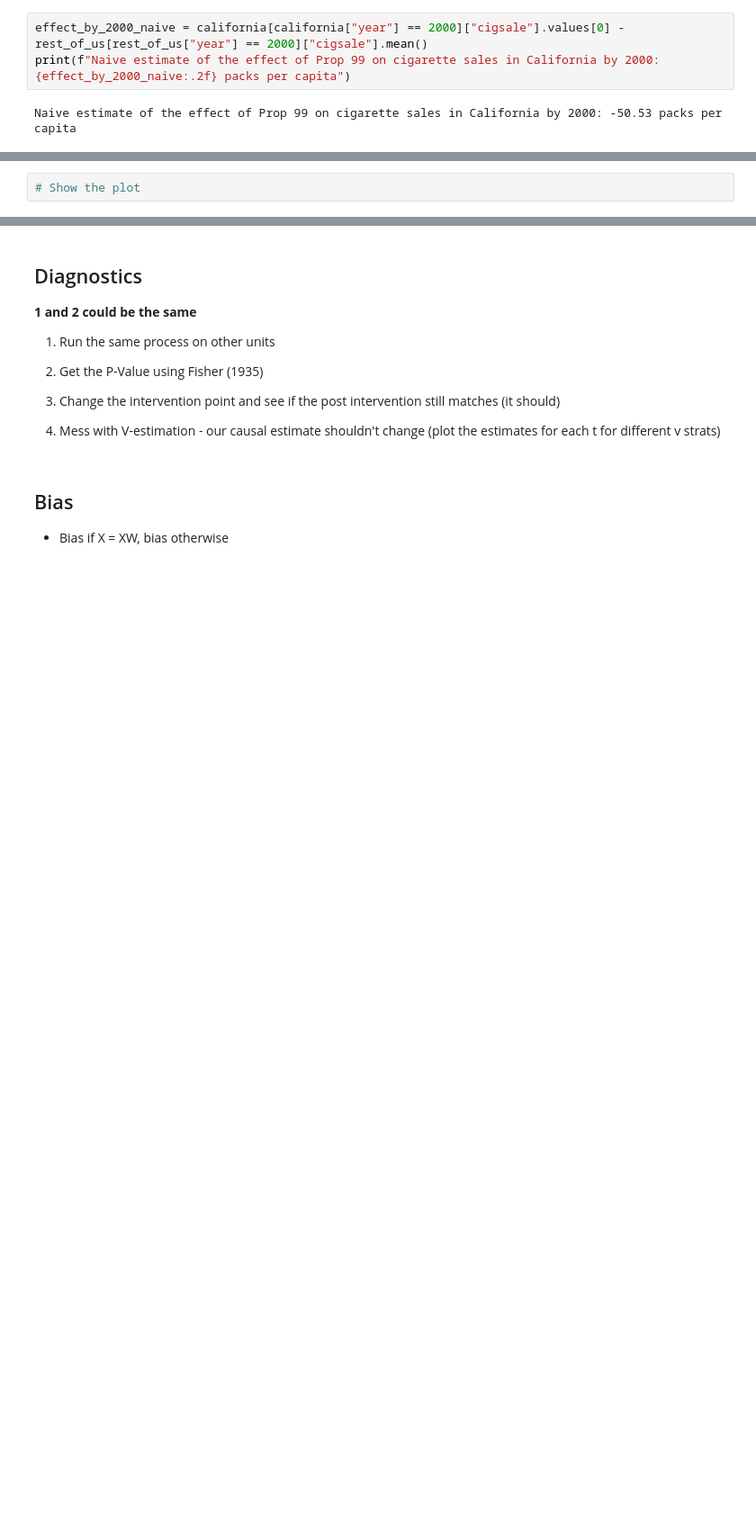
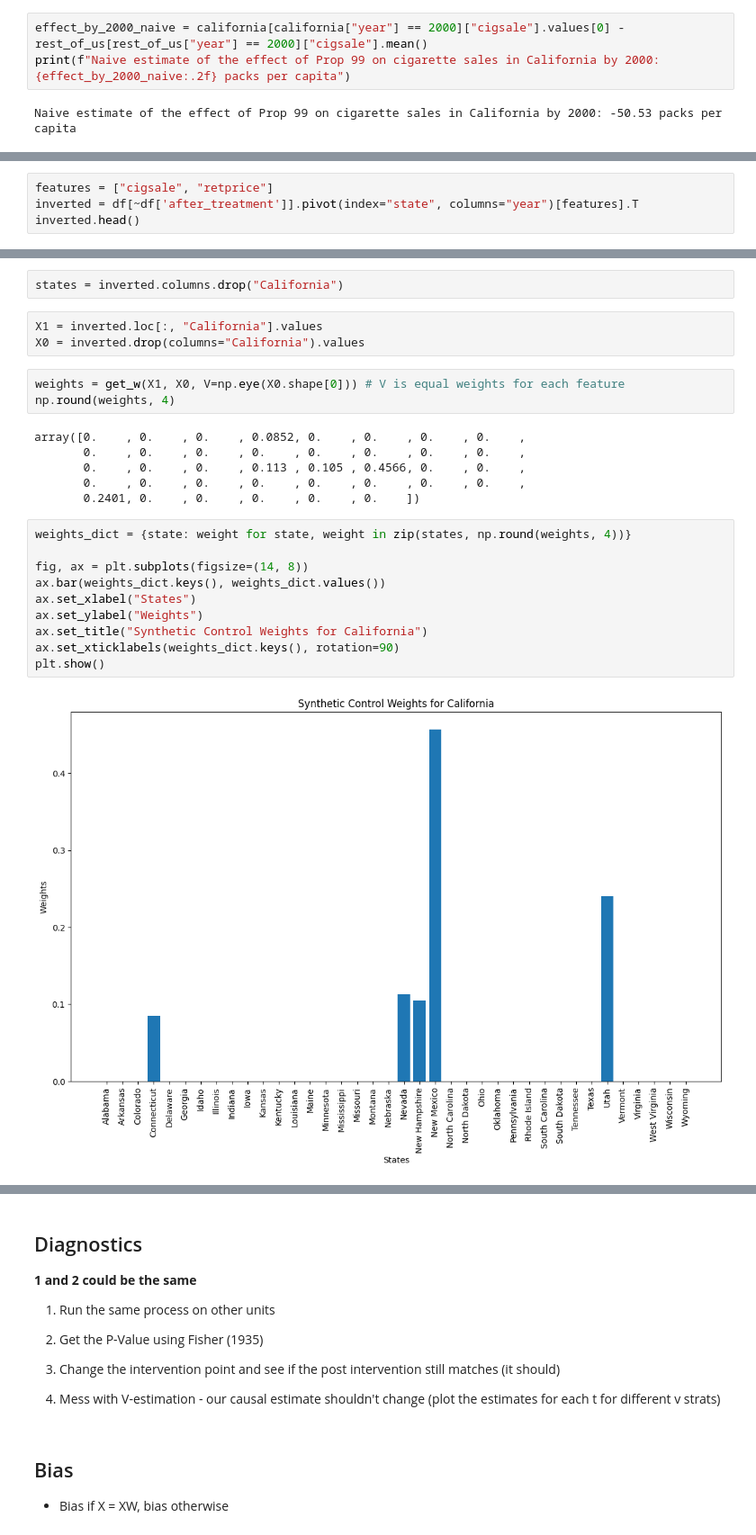
Before and after one commit to cainemerrick98/causal-inference, a Jupyter notebook: 4.reducing_smoking_in_california/notebook.ipynb, the cells around one changed output, grey strips where cells are left out. Shown at 90% size. Drawn from its saved outputs; the diff is of its cells as text; blank space fills up the shorter version.

Commit message:
implemented synthetic control

```diff
--- a/4.reducing_smoking_in_california/notebook.ipynb
+++ b/4.reducing_smoking_in_california/notebook.ipynb
@@ -121,2 +135,4 @@ Naive estimate of the effect of Prop 99 on cigarette sales in California by 2000
 # %%
-# Show the plot
+features = ["cigsale", "retprice"]
+inverted = df[~df['after_treatment']].pivot(index="state", columns="year")[features].T
+inverted.head()
@@ -122,0 +148,26 @@ Naive estimate of the effect of Prop 99 on cigarette sales in California by 2000
+# %%
+states = inverted.columns.drop("California")
+# %%
+X1 = inverted.loc[:, "California"].values
+X0 = inverted.drop(columns="California").values
+# %%
+weights = get_w(X1, X0, V=np.eye(X0.shape[0])) # V is equal weights for each feature
+np.round(weights, 4)
+# %% [output]
+array([0.    , 0.    , 0.    , 0.0852, 0.    , 0.    , 0.    , 0.    ,
+       0.    , 0.    , 0.    , 0.    , 0.    , 0.    , 0.    , 0.    ,
+       0.    , 0.    , 0.    , 0.113 , 0.105 , 0.4566, 0.    , 0.    ,
+       0.    , 0.    , 0.    , 0.    , 0.    , 0.    , 0.    , 0.    ,
+       0.2401, 0.    , 0.    , 0.    , 0.    , 0.    ])
+# %%
+weights_dict = {state: weight for state, weight in zip(states, np.round(weights, 4))}
+
+fig, ax = plt.subplots(figsize=(14, 8))
+ax.bar(weights_dict.keys(), weights_dict.values())
+ax.set_xlabel("States")
+ax.set_ylabel("Weights")
+ax.set_title("Synthetic Control Weights for California")
+ax.set_xticklabels(weights_dict.keys(), rotation=90)
+plt.show()
+# %% [output]
+[figure, added]
```
Also changed, not shown: parts of 8 cells of this notebook.
